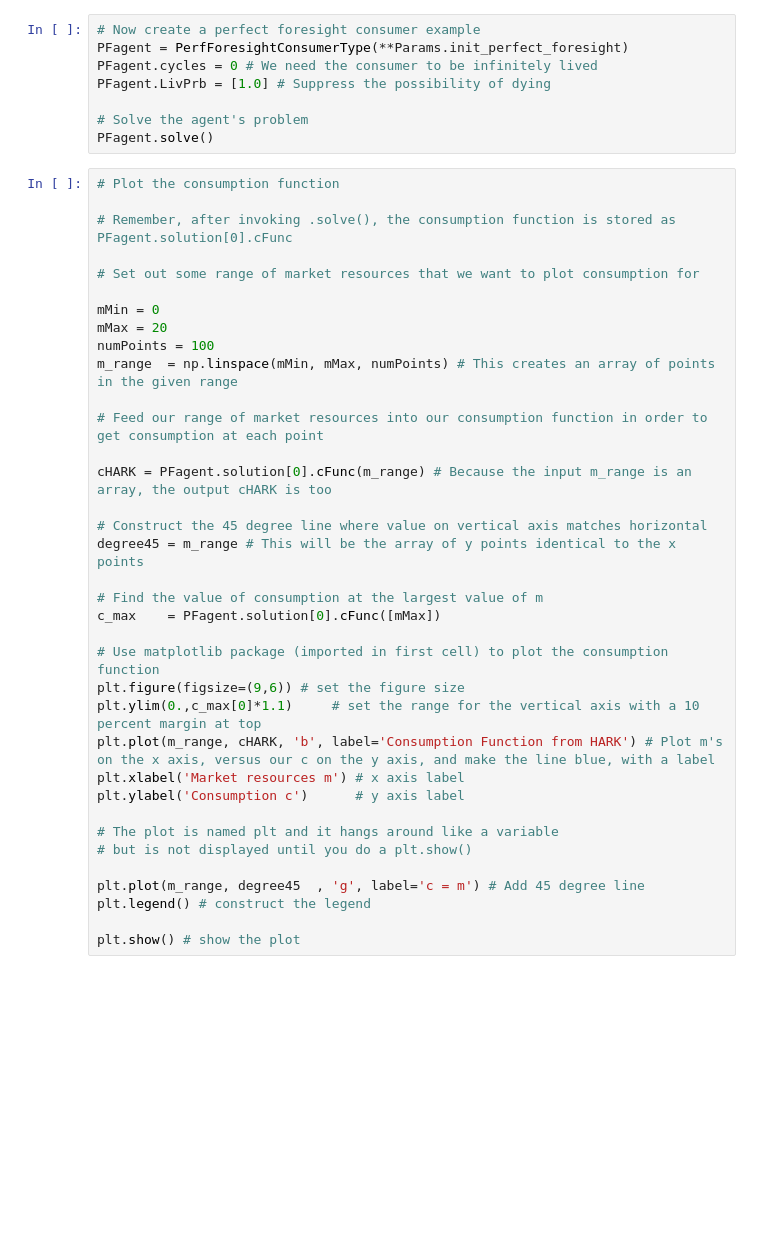
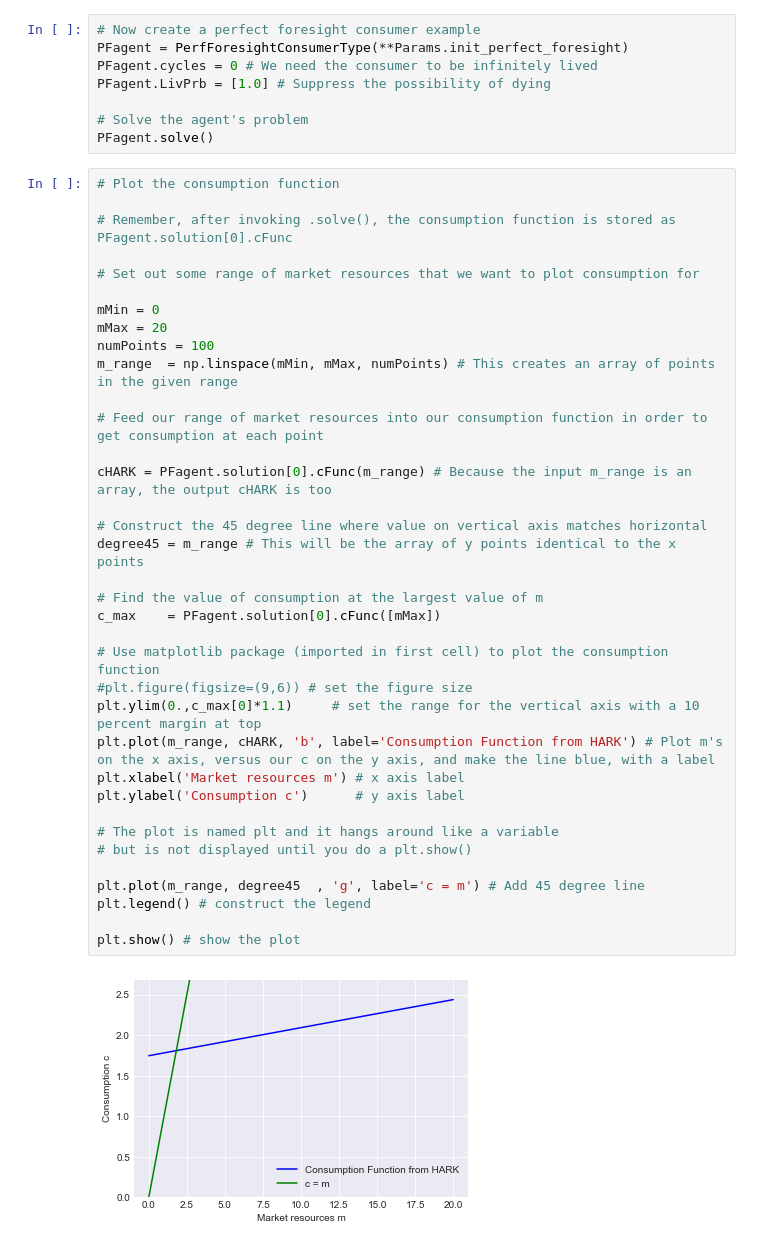
Before and after one commit to JHU-Econ-Choice-2018/problem-set-2-Mv77, a Jupyter notebook: ps2b_Mateo_Velasquez_Giraldo.ipynb, the cells around one changed output. Drawn from its saved outputs; the diff is of its cells as text; blank space fills up the shorter version.

```diff
--- a/ps2b_Mateo_Velasquez_Giraldo.ipynb
+++ b/ps2b_Mateo_Velasquez_Giraldo.ipynb
@@ -83,31 +87,33 @@ PFagent.solve()
 # Set out some range of market resources that we want to plot consumption for
 
 mMin = 0
 mMax = 20
 numPoints = 100
 m_range  = np.linspace(mMin, mMax, numPoints) # This creates an array of points in the given range
 
 # Feed our range of market resources into our consumption function in order to get consumption at each point
 
 cHARK = PFagent.solution[0].cFunc(m_range) # Because the input m_range is an array, the output cHARK is too
 
 # Construct the 45 degree line where value on vertical axis matches horizontal
 degree45 = m_range # This will be the array of y points identical to the x points
 
 # Find the value of consumption at the largest value of m
 c_max    = PFagent.solution[0].cFunc([mMax])
 
 # Use matplotlib package (imported in first cell) to plot the consumption function
-plt.figure(figsize=(9,6)) # set the figure size
+#plt.figure(figsize=(9,6)) # set the figure size
 plt.ylim(0.,c_max[0]*1.1)     # set the range for the vertical axis with a 10 percent margin at top
 plt.plot(m_range, cHARK, 'b', label='Consumption Function from HARK') # Plot m's on the x axis, versus our c on the y axis, and make the line blue, with a label
 plt.xlabel('Market resources m') # x axis label
 plt.ylabel('Consumption c')      # y axis label
 
 # The plot is named plt and it hangs around like a variable
 # but is not displayed until you do a plt.show()
 
 plt.plot(m_range, degree45  , 'g', label='c = m') # Add 45 degree line
 plt.legend() # construct the legend
 
 plt.show() # show the plot
+# %% [output]
+[figure, added]
```
Also changed, not shown: parts of 12 cells of this notebook.
